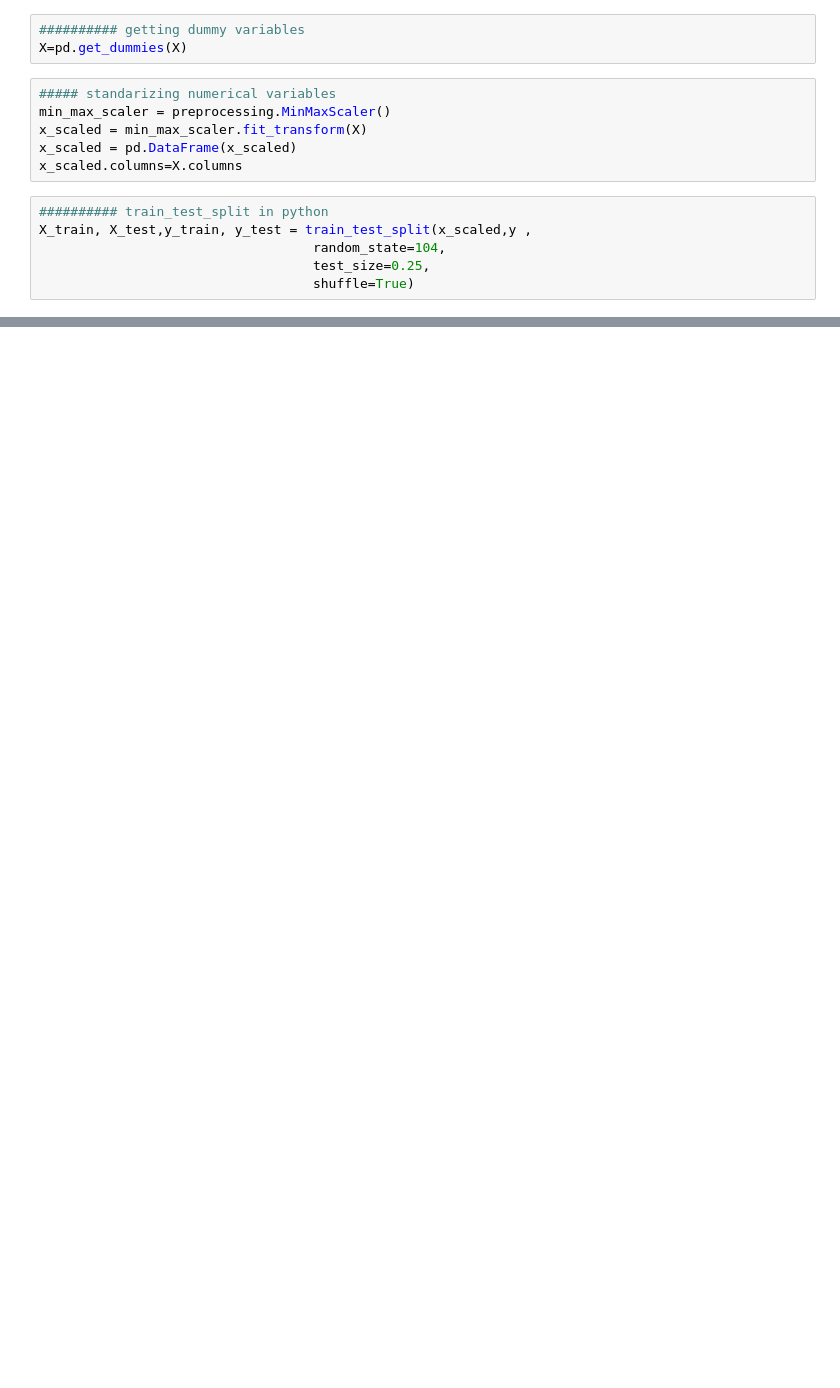
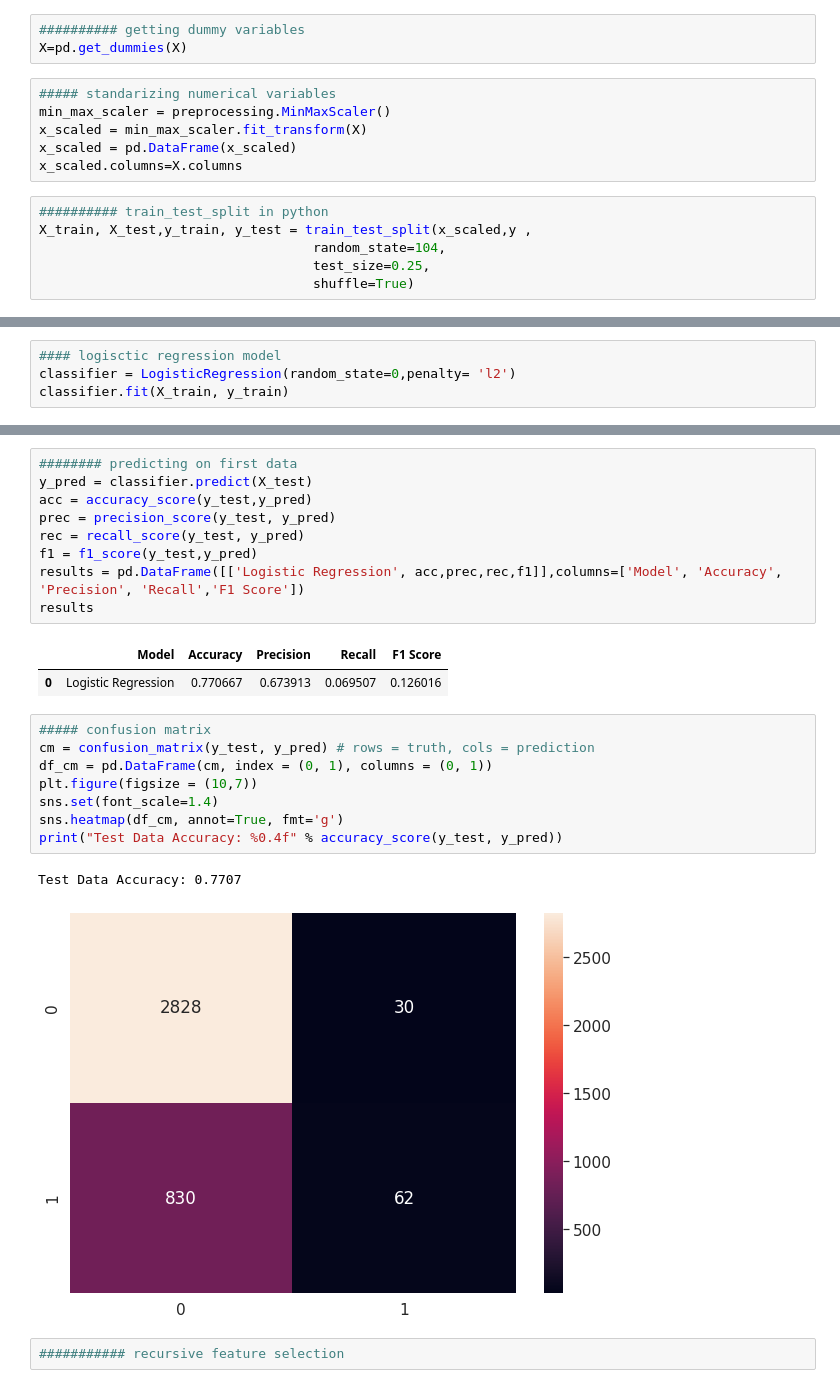
Before and after one commit to Avanish023/Machine-learning-data--science, a Jupyter notebook: lbinaryclassification.ipynb, the cells around one changed output, grey strips where cells are left out. Cells and saved outputs as stored; diff of their text form; blank space fills up the shorter version.

```diff
--- a/lbinaryclassification.ipynb
+++ b/lbinaryclassification.ipynb
@@ -333,0 +319,4 @@ Index(['down_payment', 'loan_int_rate', 'tenure', 'loan_amount',
+# %%
+#### logisctic regression model
+classifier = LogisticRegression(random_state=0,penalty= 'l2')
+classifier.fit(X_train, y_train)
@@ -333,0 +332,25 @@ Index(['down_payment', 'loan_int_rate', 'tenure', 'loan_amount',
+# %%
+######## predicting on first data
+y_pred = classifier.predict(X_test)
+acc = accuracy_score(y_test,y_pred)
+prec = precision_score(y_test, y_pred)
+rec = recall_score(y_test, y_pred)
+f1 = f1_score(y_test,y_pred)
+results = pd.DataFrame([['Logistic Regression', acc,prec,rec,f1]],columns=['Model', 'Accuracy', 'Precision', 'Recall','F1 Score'])
+results
+# %% [output]
+|  | Model | Accuracy | Precision | Recall | F1 Score |
+| 0 | Logistic Regression | 0.770667 | 0.673913 | 0.069507 | 0.126016 |
+# %%
+##### confusion matrix
+cm = confusion_matrix(y_test, y_pred) # rows = truth, cols = prediction
+df_cm = pd.DataFrame(cm, index = (0, 1), columns = (0, 1))
+plt.figure(figsize = (10,7))
+sns.set(font_scale=1.4)
+sns.heatmap(df_cm, annot=True, fmt='g')
+print("Test Data Accuracy: %0.4f" % accuracy_score(y_test, y_pred))
+# %% [output]
+Test Data Accuracy: 0.7707
+[figure, added]
+# %%
+########### recursive feature selection
```
Also changed, not shown: parts of 20 cells of this notebook.
